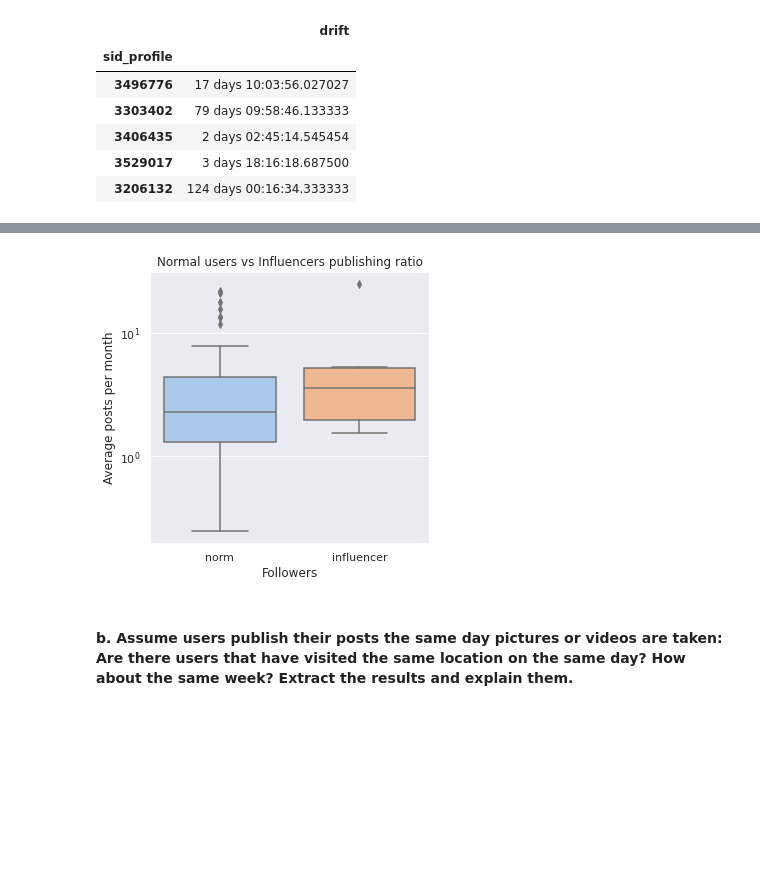
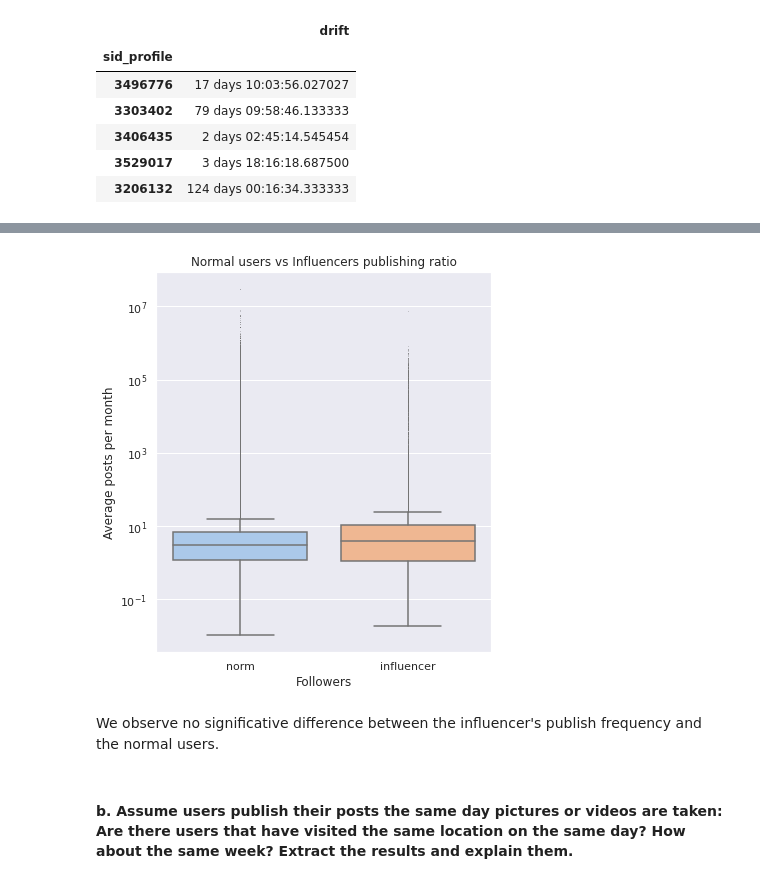
Before and after one commit to Prot10/ADM_HW_2, a Jupyter notebook: general.ipynb, the cells around one changed output, grey strips where cells are left out. Saved outputs shown, nothing was run; the diff lists cells and outputs as text; code cells hidden in the pictures; blank space fills up the shorter version.

```diff
--- a/general.ipynb
+++ b/general.ipynb
@@ -1560,18 +1561,22 @@ Normal users mean time between posts:    23 days 09:13:00.539863666
 # %%
-sns.set(rc={'figure.figsize':(5,5)})
+sns.set(rc={'figure.figsize':(6,7)})
 
 ax = sns.boxplot(data=profiles.df,
             x='category',
             y=24*31*3600/profiles.df['drift'].dt.total_seconds(),
-            palette='pastel')
+            palette='pastel',
+            fliersize=0.1)
 ax.set(
     xlabel = 'Followers',
     ylabel = 'Average posts per month',
     title = 'Normal users vs Influencers publishing ratio',
-    yscale = 'log')
+    yscale = 'log',
+)
 plt.show()
 # %% [output]
-[figure, old version]
+[figure, new version]
+# %% [markdown]
+We observe no significative difference between the influencer's publish frequency and the normal users.
 # %%
 del post_time
 del profiles.df
```
Also changed, not shown: parts of 36 cells of this notebook, 3 other files.
